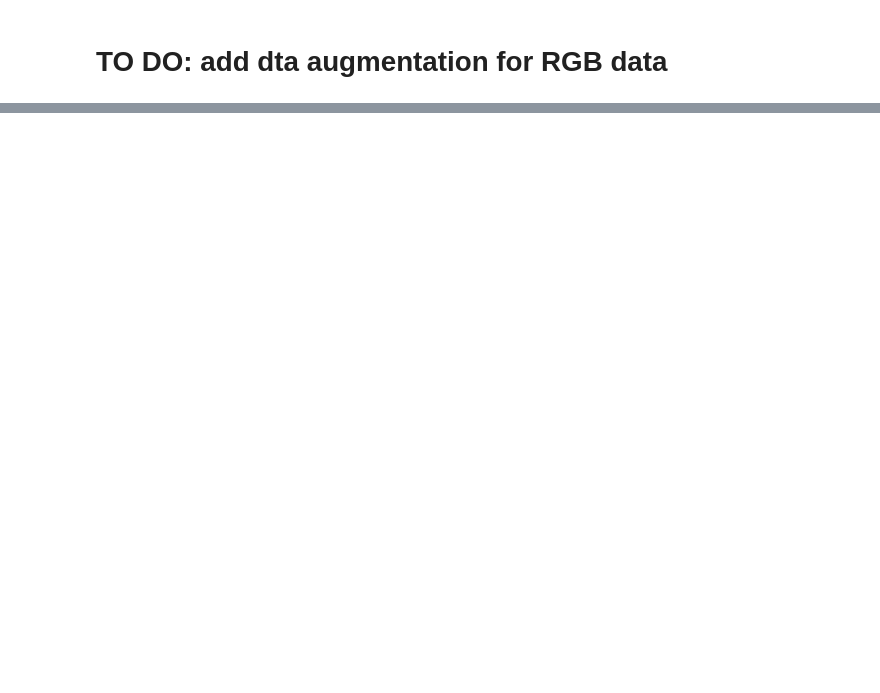
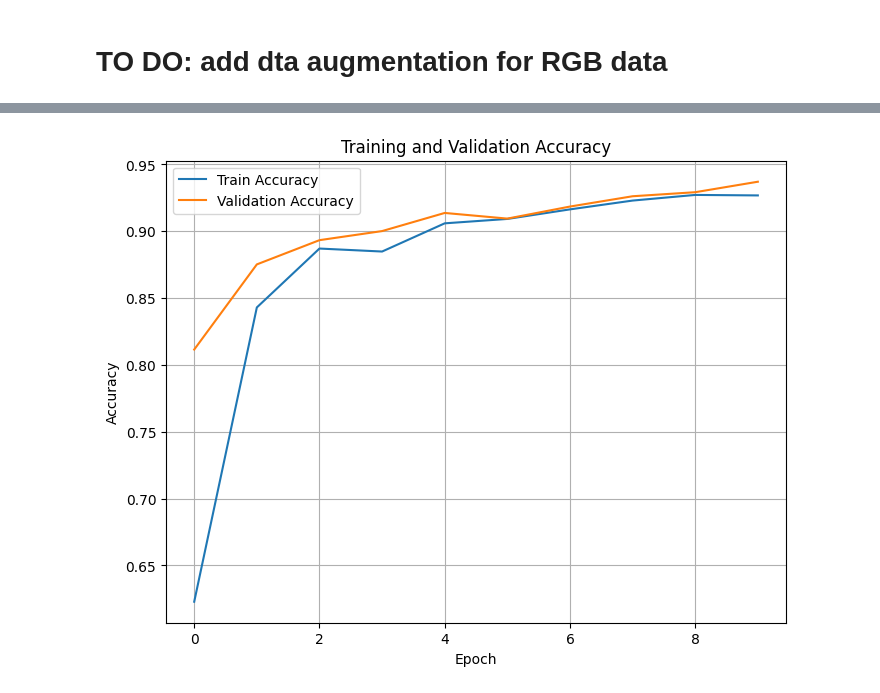
Before and after one commit to barbara-barta/deforestation-unet, a Jupyter notebook: notebooks/experiments.ipynb, the cells around one changed output, grey strips where cells are left out. Drawn from its saved outputs; the diff is of its cells as text; code cells hidden in the pictures; blank space fills up the shorter version.

```diff
--- a/notebooks/experiments.ipynb
+++ b/notebooks/experiments.ipynb
@@ -522,0 +716,4 @@ SystemExit: 1
+# %%
+plot_accuracy(train_accs_am4,val_accs_am4)
+# %% [output]
+[figure, added]
```
Also changed, not shown: parts of 33 cells of this notebook, 3 other files.
